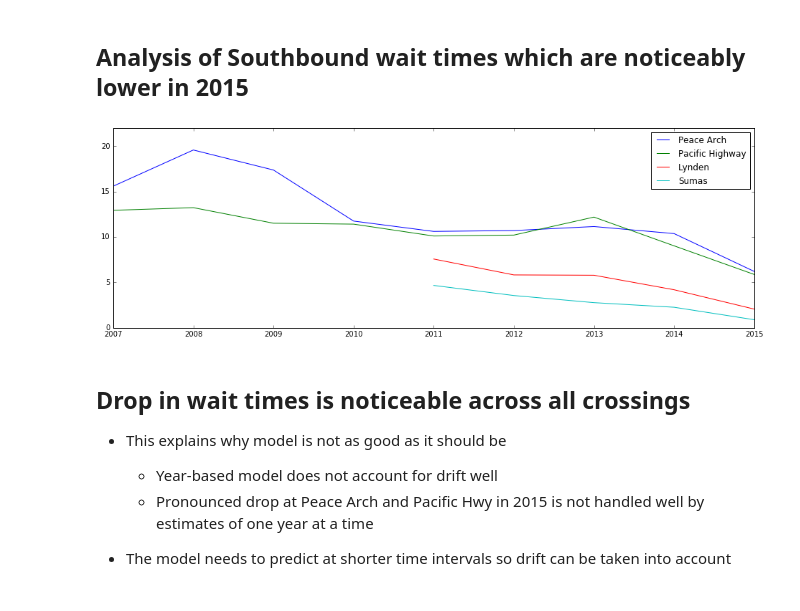
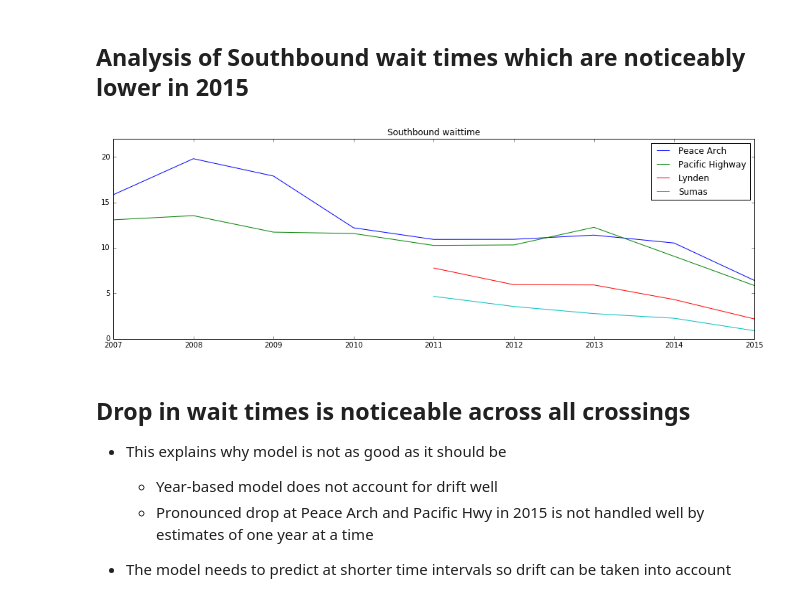
Before and after one commit to jngseattle/BorderCrossing, a Jupyter notebook: code/EDA-compare_years.ipynb, the cells around one changed output. Cells and saved outputs as stored; diff of their text form; code cells hidden in the pictures.

```diff
--- a/code/EDA-compare_years.ipynb
+++ b/code/EDA-compare_years.ipynb
@@ -10,21 +10,22 @@ import matplotlib.pyplot as plt
 xing = get_crossings()
 # %%
 df = {}
-for i in [1, 5, 16, 20]:
-    df[i] = select_mungedata(2, i, '2007-1-1')
+for i in [1, 5, 16, 20, 2, 6, 15, 19]:
+    df[i] = select_crossingdata(i, '2007-1-1')
 # %%
 plt.figure(figsize=(16,5))
 
 for i in [1, 5, 16, 20]:
     yearly_mean = df[i].groupby('year').waittime.mean()
     plt.plot(yearly_mean.index, yearly_mean.values, label=xing.loc[i, 'location_name'])
     plt.legend()
     plt.ylim([0,22])
 
+plt.title('Southbound waittime')
 plt.ticklabel_format(useOffset=False)
 plt.show()
 # %% [output]
-[figure, old version]
+[figure, new version]
 # %% [markdown]
 ## Drop in wait times is noticeable across all crossings
 
```
Also changed, not shown: parts of 18 cells of this notebook, 2 other files.
